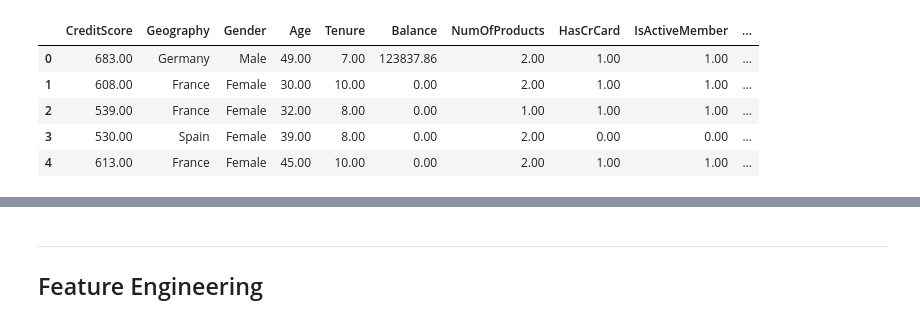
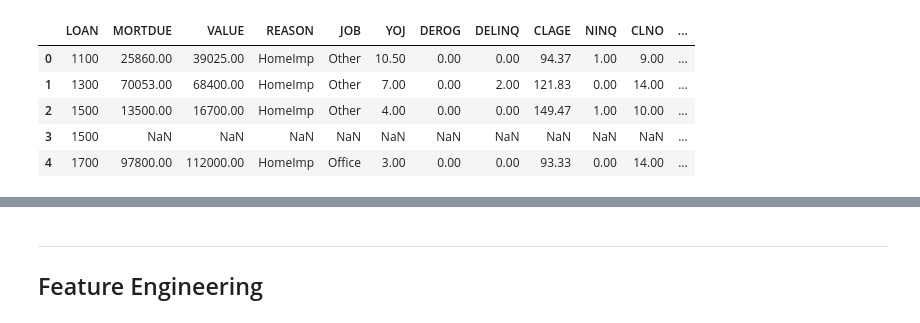
Before and after one commit to Bilelly/Credit-Scoring-Default-Risk-Prediction-for-Home-Equity-Loans, a Jupyter notebook: notebooks/02_data_preprocessing.ipynb, the cells around one changed output, grey strips where cells are left out. Saved outputs shown, nothing was run; the diff lists cells and outputs as text; code cells hidden in the pictures.

```diff
--- a/notebooks/02_data_preprocessing.ipynb
+++ b/notebooks/02_data_preprocessing.ipynb
@@ -15,15 +22,19 @@ from RemoveOutliers import remove_outliers
 # %%
 #load the cleaned data
 df_cleaned = pd.read_csv("../data/cleaned_data.csv")
+# %%
+# Define features and target variable
+X = df_cleaned.drop('BAD', axis=1)
+y = df_cleaned['BAD']
 # %%
 #display the first few rows of the dataframe
-df_cleaned.head()
+X.head()
 # %% [output]
-|  | CreditScore | Geography | Gender | Age | Tenure | Balance | NumOfProducts | HasCrCard | IsActiveMember | ... |
-| 0 | 683.00 | Germany | Male | 49.00 | 7.00 | 123837.86 | 2.00 | 1.00 | 1.00 | ... |
-| 1 | 608.00 | France | Female | 30.00 | 10.00 | 0.00 | 2.00 | 1.00 | 1.00 | ... |
-| 2 | 539.00 | France | Female | 32.00 | 8.00 | 0.00 | 1.00 | 1.00 | 1.00 | ... |
-| 3 | 530.00 | Spain | Female | 39.00 | 8.00 | 0.00 | 2.00 | 0.00 | 0.00 | ... |
-| 4 | 613.00 | France | Female | 45.00 | 10.00 | 0.00 | 2.00 | 1.00 | 1.00 | ... |
+|  | LOAN | MORTDUE | VALUE | REASON | JOB | YOJ | DEROG | DELINQ | CLAGE | NINQ | CLNO | ... |
+| 0 | 1100 | 25860.00 | 39025.00 | HomeImp | Other | 10.50 | 0.00 | 0.00 | 94.37 | 1.00 | 9.00 | ... |
+| 1 | 1300 | 70053.00 | 68400.00 | HomeImp | Other | 7.00 | 0.00 | 2.00 | 121.83 | 0.00 | 14.00 | ... |
+| 2 | 1500 | 13500.00 | 16700.00 | HomeImp | Other | 4.00 | 0.00 | 0.00 | 149.47 | 1.00 | 10.00 | ... |
+| 3 | 1500 | NaN | NaN | NaN | NaN | NaN | NaN | NaN | NaN | NaN | NaN | ... |
+| 4 | 1700 | 97800.00 | 112000.00 | HomeImp | Office | 3.00 | 0.00 | 0.00 | 93.33 | 0.00 | 14.00 | ... |
 # %%
 #display the shape of the dataframe
```
Also changed, not shown: parts of 12 cells of this notebook, 6 other files.
